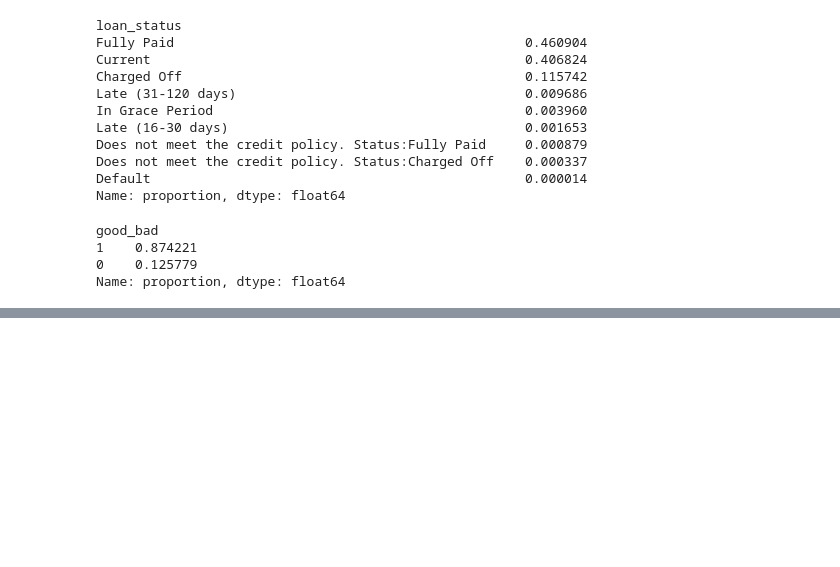
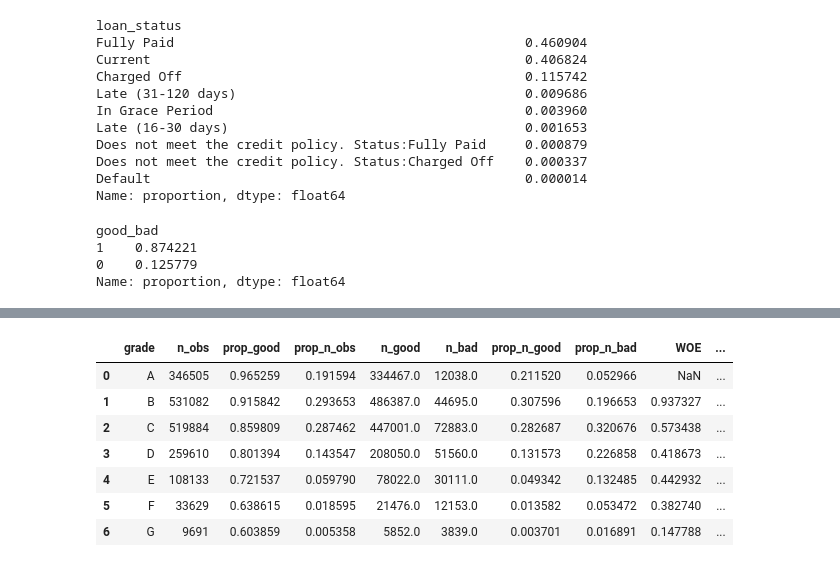
Before and after one commit to ameyaranade95/ecl-credit-risk-lending-club, a Jupyter notebook: notebooks/Importing data into python.ipynb, the cells around one changed output, grey strips where cells are left out. Saved outputs shown, nothing was run; the diff lists cells and outputs as text; code cells hidden in the pictures; blank space fills up the shorter version.

Commit message:
Compute WOE and IV for grade; define good/bad target

```diff
--- a/notebooks/Importing data into python.ipynb
+++ b/notebooks/Importing data into python.ipynb
@@ -517,0 +644,3 @@ Name: proportion, dtype: float64
+# %%
+df1['prop_n_obs'] = df1['n_obs']/df1['n_obs'].sum()
+df1
@@ -517,0 +656,4 @@ Name: proportion, dtype: float64
+# %%
+df1['n_good'] = df1['prop_good'] * df1['n_obs']
+df1['n_bad'] = (1 - df1['prop_good']) * df1['n_obs']
+df1
@@ -517,0 +669,4 @@ Name: proportion, dtype: float64
+# %%
+df1['prop_n_good'] = df1['n_good'] / df1['n_good'].sum()
+df1['prop_n_bad'] = df1['n_bad'] / df1['n_bad'].sum()
+df1
@@ -517,0 +682,3 @@ Name: proportion, dtype: float64
+# %%
+df1['WOE'] = np.log(df1['prop_n_good']/df1['prop_n_bad'])
+df1
@@ -517,0 +705,13 @@ Name: proportion, dtype: float64
+# %%
+df1['diff_prop_good'] = df1['prop_good'].diff().abs()
+df1['WOE'] = df1['WOE'].diff().abs()
+df1
+# %% [output]
+|  | grade | n_obs | prop_good | prop_n_obs | n_good | n_bad | prop_n_good | prop_n_bad | WOE | ... |
+| 0 | A | 346505 | 0.965259 | 0.191594 | 334467.0 | 12038.0 | 0.211520 | 0.052966 | NaN | ... |
+| 1 | B | 531082 | 0.915842 | 0.293653 | 486387.0 | 44695.0 | 0.307596 | 0.196653 | 0.937327 | ... |
+| 2 | C | 519884 | 0.859809 | 0.287462 | 447001.0 | 72883.0 | 0.282687 | 0.320676 | 0.573438 | ... |
+| 3 | D | 259610 | 0.801394 | 0.143547 | 208050.0 | 51560.0 | 0.131573 | 0.226858 | 0.418673 | ... |
+| 4 | E | 108133 | 0.721537 | 0.059790 | 78022.0 | 30111.0 | 0.049342 | 0.132485 | 0.442932 | ... |
+| 5 | F | 33629 | 0.638615 | 0.018595 | 21476.0 | 12153.0 | 0.013582 | 0.053472 | 0.382740 | ... |
+| 6 | G | 9691 | 0.603859 | 0.005358 | 5852.0 | 3839.0 | 0.003701 | 0.016891 | 0.147788 | ... |
```
Also changed, not shown: parts of 27 cells of this notebook.
